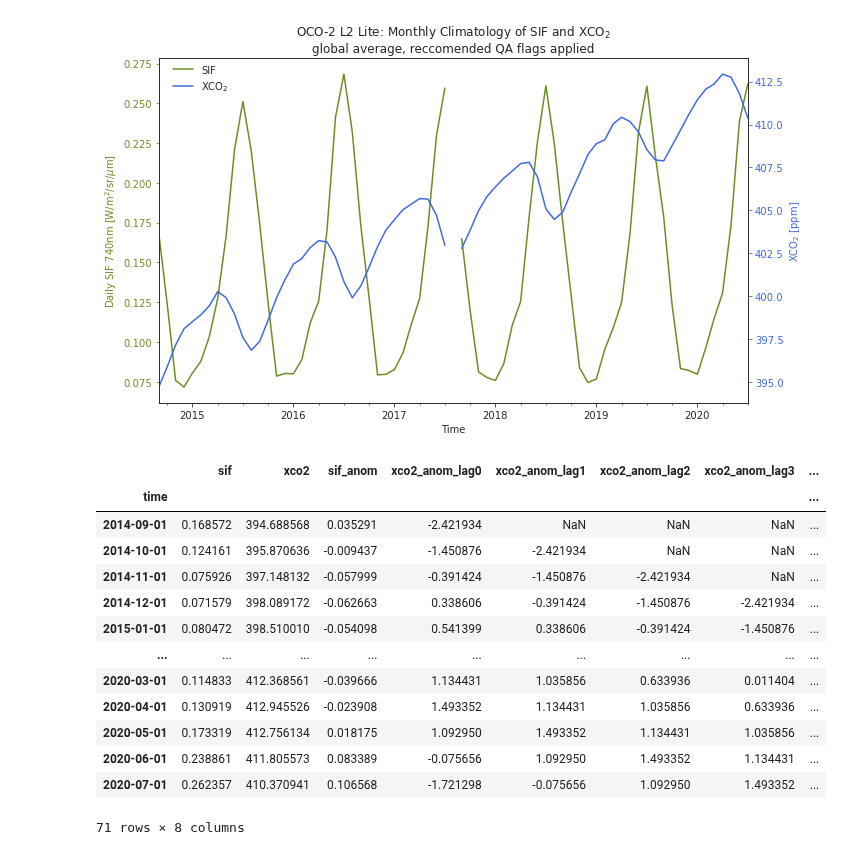
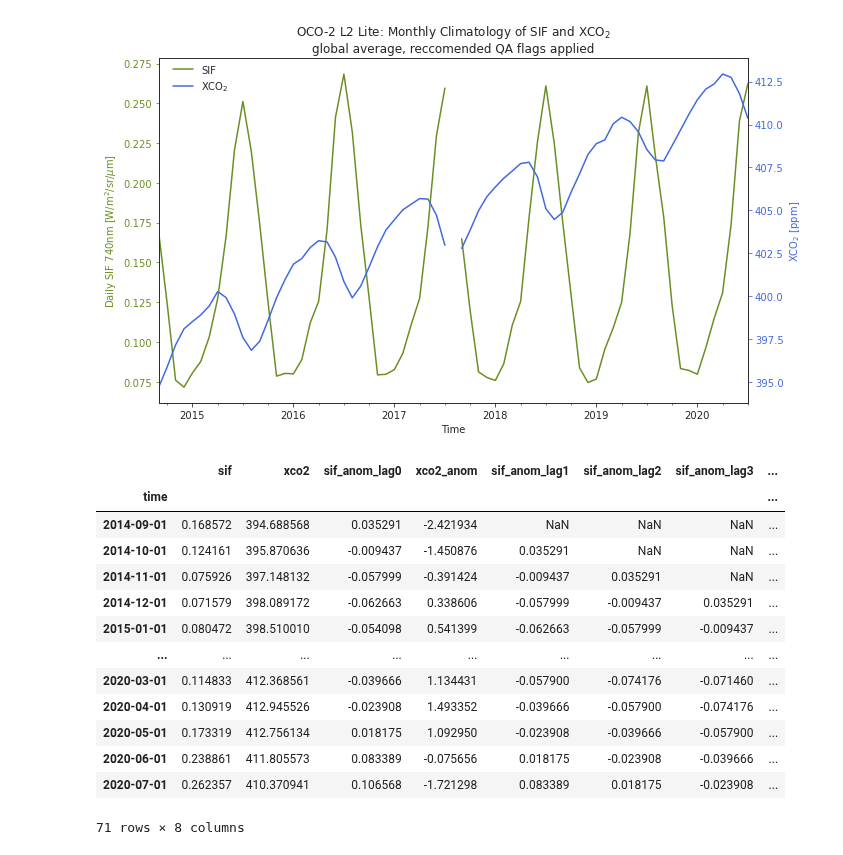
Before and after one commit to 91Mrwu/sif-xco2-cokriging, a Jupyter notebook: notebooks/global_monthly.ipynb, the cells around one changed output. Drawn from its saved outputs; the diff is of its cells as text; code cells hidden in the pictures.

```diff
--- a/notebooks/global_monthly.ipynb
+++ b/notebooks/global_monthly.ipynb
@@ -60,37 +60,41 @@ plt.savefig("../plots/monthly_climatology_comparison.png")
 # %%
 ## Create a dataframe of SIF residuals and XCO2 residuals lagged by 0-4 months
 
 # Interpolate missing values
 df_monthly_interp = df_monthly.interpolate().set_index("time")
 
 # Fit trends by least squares
 X = (df_monthly_interp.index - df_monthly_interp.index[0]).days.values.reshape(-1, 1)
 trend_sif = LinearRegression().fit(X, df_monthly_interp.sif).predict(X)
 trend_xco2 = LinearRegression().fit(X, df_monthly_interp.xco2).predict(X)
 
 # Remove trends
-df_monthly_interp["sif_anom"] = df_monthly_interp.sif - trend_sif
-df_monthly_interp["xco2_anom_lag0"] = df_monthly_interp.xco2 - trend_xco2
+# df_monthly_interp["sif_anom"] = df_monthly_interp.sif - trend_sif
+# df_monthly_interp["xco2_anom_lag0"] = df_monthly_interp.xco2 - trend_xco2
+df_monthly_interp["sif_anom_lag0"] = df_monthly_interp.sif - trend_sif
+df_monthly_interp["xco2_anom"] = df_monthly_interp.xco2 - trend_xco2
 
 # Apply monthly lag
 for t in range(1, 5):
-    df_monthly_interp[f"xco2_anom_lag{t}"] = df_monthly_interp.xco2_anom_lag0.shift(t)
+#     df_monthly_interp[f"xco2_anom_lag{t}"] = df_monthly_interp.xco2_anom_lag0.shift(t)
+    df_monthly_interp[f"sif_anom_lag{t}"] = df_monthly_interp.sif_anom_lag0.shift(t)
+
 
 df_monthly_interp
 # %% [output]
-|  | sif | xco2 | sif_anom | xco2_anom_lag0 | xco2_anom_lag1 | xco2_anom_lag2 | xco2_anom_lag3 | ... |
+|  | sif | xco2 | sif_anom_lag0 | xco2_anom | sif_anom_lag1 | sif_anom_lag2 | sif_anom_lag3 | ... |
 | time |  |  |  |  |  |  |  | ... |
 | 2014-09-01 | 0.168572 | 394.688568 | 0.035291 | -2.421934 | NaN | NaN | NaN | ... |
-| 2014-10-01 | 0.124161 | 395.870636 | -0.009437 | -1.450876 | -2.421934 | NaN | NaN | ... |
-| 2014-11-01 | 0.075926 | 397.148132 | -0.057999 | -0.391424 | -1.450876 | -2.421934 | NaN | ... |
-| 2014-12-01 | 0.071579 | 398.089172 | -0.062663 | 0.338606 | -0.391424 | -1.450876 | -2.421934 | ... |
-| 2015-01-01 | 0.080472 | 398.510010 | -0.054098 | 0.541399 | 0.338606 | -0.391424 | -1.450876 | ... |
+| 2014-10-01 | 0.124161 | 395.870636 | -0.009437 | -1.450876 | 0.035291 | NaN | NaN | ... |
+| 2014-11-01 | 0.075926 | 397.148132 | -0.057999 | -0.391424 | -0.009437 | 0.035291 | NaN | ... |
+| 2014-12-01 | 0.071579 | 398.089172 | -0.062663 | 0.338606 | -0.057999 | -0.009437 | 0.035291 | ... |
+| 2015-01-01 | 0.080472 | 398.510010 | -0.054098 | 0.541399 | -0.062663 | -0.057999 | -0.009437 | ... |
 | ... | ... | ... | ... | ... | ... | ... | ... | ... |
-| 2020-03-01 | 0.114833 | 412.368561 | -0.039666 | 1.134431 | 1.035856 | 0.633936 | 0.011404 | ... |
-| 2020-04-01 | 0.130919 | 412.945526 | -0.023908 | 1.493352 | 1.134431 | 1.035856 | 0.633936 | ... |
-| 2020-05-01 | 0.173319 | 412.756134 | 0.018175 | 1.092950 | 1.493352 | 1.134431 | 1.035856 | ... |
-| 2020-06-01 | 0.238861 | 411.805573 | 0.083389 | -0.075656 | 1.092950 | 1.493352 | 1.134431 | ... |
-| 2020-07-01 | 0.262357 | 410.370941 | 0.106568 | -1.721298 | -0.075656 | 1.092950 | 1.493352 | ... |
+| 2020-03-01 | 0.114833 | 412.368561 | -0.039666 | 1.134431 | -0.057900 | -0.074176 | -0.071460 | ... |
+| 2020-04-01 | 0.130919 | 412.945526 | -0.023908 | 1.493352 | -0.039666 | -0.057900 | -0.074176 | ... |
+| 2020-05-01 | 0.173319 | 412.756134 | 0.018175 | 1.092950 | -0.023908 | -0.039666 | -0.057900 | ... |
+| 2020-06-01 | 0.238861 | 411.805573 | 0.083389 | -0.075656 | 0.018175 | -0.023908 | -0.039666 | ... |
+| 2020-07-01 | 0.262357 | 410.370941 | 0.106568 | -1.721298 | 0.083389 | 0.018175 | -0.023908 | ... |
 71 rows × 8 columns
 # %%
 ## Create grid of figures with timeseries on top row and scatter plots on bottom
```
Also changed, not shown: parts of 2 cells of this notebook, 4 other files.
